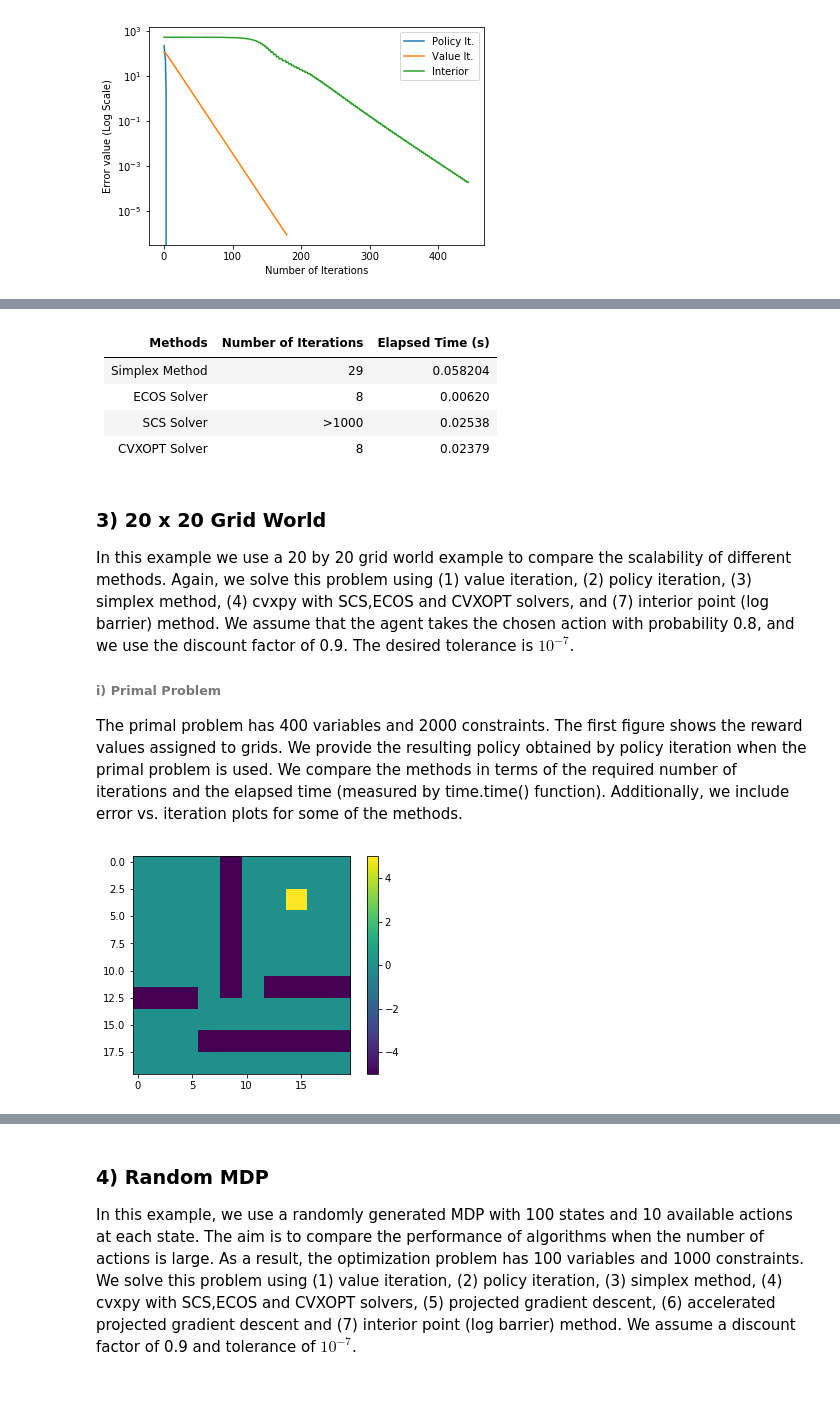
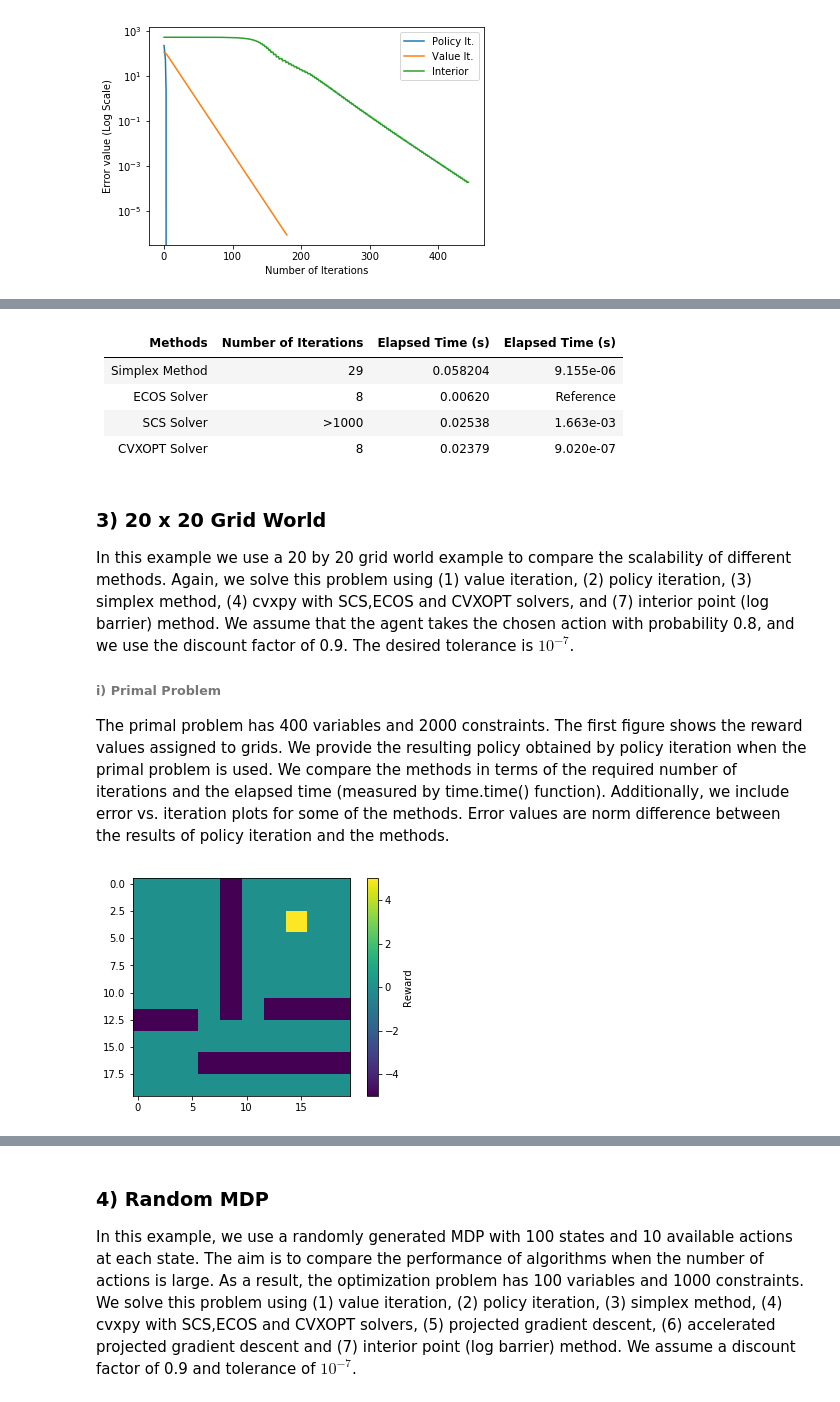
Before and after one commit to akhshah/cvxproj, a Jupyter notebook: GridWorld.ipynb, the cells around one changed output, grey strips where cells are left out. Cells and saved outputs as stored; diff of their text form; code cells hidden in the pictures.

```diff
--- a/GridWorld.ipynb
+++ b/GridWorld.ipynb
@@ -1151,31 +1146,31 @@ elapsed_time_simplex = time.time() - start_time
 # %% [markdown]
-| Methods  | Number of Iterations | Elapsed Time (s) |
-| ------------- | ------------- |------------ |
-| Simplex Method  | 29  |0.058204 |
-| ECOS Solver  | 8  |0.00620 |
-| SCS Solver  | >1000  |0.02538 |
-| CVXOPT Solver  | 8  |0.02379 |
+| Methods  | Number of Iterations | Elapsed Time (s) |Elapsed Time (s) |
+| ------------- | ------------- |------------ |-------- |
+| Simplex Method  | 29  |0.058204 |9.155e-06 |
+| ECOS Solver  | 8  |0.00620 |Reference |
+| SCS Solver  | >1000  |0.02538 |1.663e-03 |
+| CVXOPT Solver  | 8  |0.02379 |9.020e-07 |
 # %% [markdown]
 ### 3) 20 x 20 Grid World
 In this example we use a 20 by 20 grid world example to compare the scalability of different methods. Again, we solve this problem using (1) value iteration, (2) policy iteration, (3) simplex method, (4) cvxpy with SCS,ECOS and CVXOPT solvers, and (7) interior point (log barrier) method. We assume that the agent takes the chosen action with probability 0.8, and we use the discount factor of 0.9. The desired tolerance is $10^{-7}$.
 
 ###### i) Primal Problem
-The primal problem has 400 variables and 2000 constraints. The first figure shows the reward values assigned to grids. We provide the resulting policy obtained by policy iteration when the primal problem is used. We compare the methods in terms of the required number of iterations and the elapsed time (measured by time.time() function). Additionally, we include error vs. iteration plots for some of the methods.
+The primal problem has 400 variables and 2000 constraints. The first figure shows the reward values assigned to grids. We provide the resulting policy obtained by policy iteration when the primal problem is used. We compare the methods in terms of the required number of iterations and the elapsed time (measured by time.time() function). Additionally, we include error vs. iteration plots for some of the methods. Error values are norm difference between the results of policy iteration and the methods.
 # %%
 rows,columns,prob,discount,tol=20,20,0.8,0.9,1e-7 # Parameters for the example
 reward=np.zeros((rows*columns,1))
 reward[46:60],reward[66:80]=-5*np.ones((14,1)),-5*np.ones((14,1))
 reward[120:126],reward[140:146]=-5*np.ones((6,1)), -5*np.ones((6,1))
 reward[152:160],reward[172:180]=-5*np.ones((8,1)), -5*np.ones((8,1))
 f=np.arange(148,408,20)
 f2=np.arange(149,409,20)
 reward[f],reward[f2]=-5*np.ones((13,1)),-5*np.ones((13,1))
 reward[314:316],reward[334:336]=5*np.ones((2,1)),5*np.ones((2,1))
 A,b,c,P_0=Primal_parameters_1(rows,columns,prob,reward,discount,tol) # Compute constraints
 A_c,b_c,c_c,P_0_c=Analytic_center_bounds(rows,columns,prob,reward,discount,tol) # Compute constraints
-Grid_Map(b[0:P_0.shape[1]], rows, columns)
+Grid_Map(b[0:P_0.shape[1]], rows, columns,'Reward')
 # %% [output]
-[figure, old version]
+[figure, new version]
 # %%
 polyit_val, bestAction2,error_pol, num_iter_pol, time_pol = policyitr(P_0, b[0:P_0.shape[1]], discount, tol) # Policy Iteration
 valit_val, bestAction,error_val, num_iter_val, time_val = valitr(P_0, b, discount,polyit_val, tol) # Value Iteration
```
Also changed, not shown: parts of 14 cells of this notebook.
